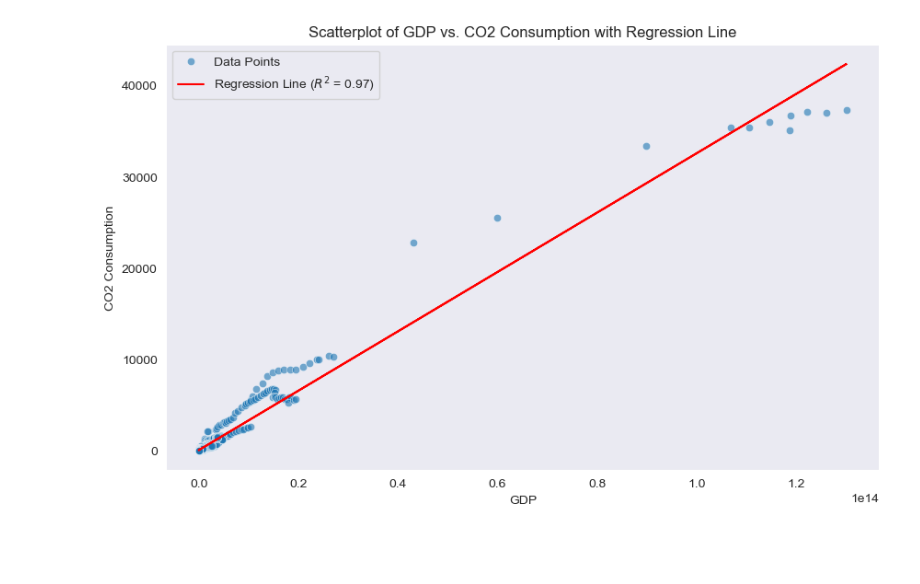
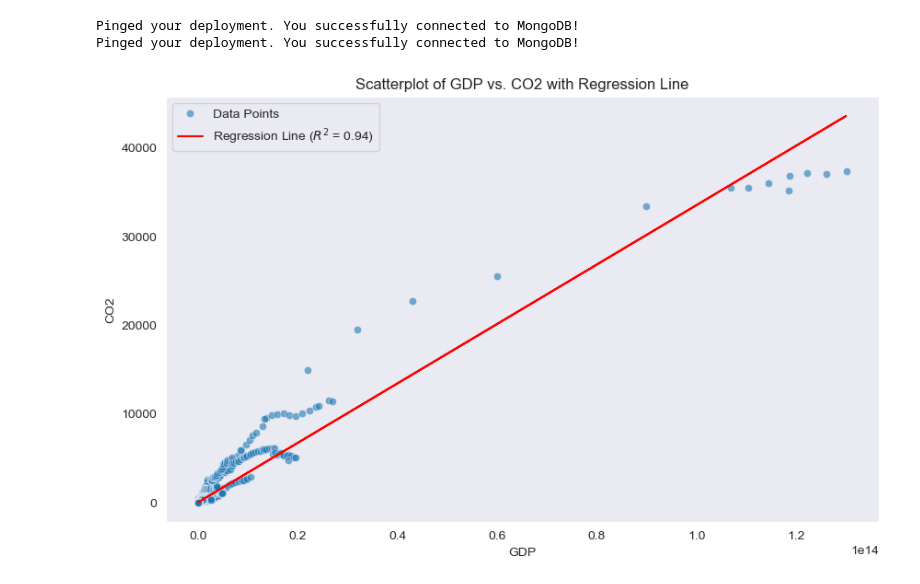
Before and after one commit to kevinthisyear/finalproject_DS2002, a Jupyter notebook: EDA/statistical_analysis.ipynb, the cells around one changed output. Saved outputs shown, nothing was run; the diff lists cells and outputs as text; code cells hidden in the pictures; blank space fills up the shorter version.

```diff
--- a/EDA/statistical_analysis.ipynb
+++ b/EDA/statistical_analysis.ipynb
@@ -1,37 +1,57 @@
 # %%
-import matplotlib.pyplot as plt
-import seaborn as sns
-from sklearn.linear_model import LinearRegression
-from sklearn.metrics import r2_score
-import pandas as pd
+import sys
+import os
+sys.path.append(os.path.abspath('../ETL_pipeline'))
+from get_data_from_cloud import get_dataframe_from_cloud
+from dotenv import load_dotenv
+from pymongo.mongo_client import MongoClient
+from pymongo.server_api import ServerApi
 
-cleaned_file_path = '../data/cleaned_emissions_data.csv'
-cleaned_data = pd.read_csv(cleaned_file_path)
-cleaned_data = cleaned_data.dropna(subset=['gdp', 'consumption_co2'])
-gdp = cleaned_data['gdp']
-consumption_co2 = cleaned_data['consumption_co2']
+load_dotenv()
+MONGO_URI = os.getenv('MONGO_URI')
+client = MongoClient(MONGO_URI, server_api=ServerApi('1'))
 
-X = gdp.values.reshape(-1, 1)
-y = consumption_co2.values
-model = LinearRegression()
-model.fit(X, y)
-y_pred = model.predict(X)
+try:
+    client.admin.command('ping')
+    print("Pinged your deployment. You successfully connected to MongoDB!")
+except Exception as e:
+    print(e)
 
-# calculate R^2
-r_squared = r2_score(y, y_pred)
-
-# plot
-plt.figure(figsize=(10, 6))
-sns.scatterplot(x=gdp, y=consumption_co2, alpha=0.6, label='Data Points')
-plt.plot(gdp, y_pred, color='red', label=f'Regression Line ($R^2$ = {r_squared:.2f})')
-plt.title('Scatterplot of GDP vs. CO2 Consumption with Regression Line')
-plt.xlabel('GDP')
-plt.ylabel('CO2 Consumption')
-plt.legend()
-plt.grid()
-plt.show()
+df = get_dataframe_from_cloud(client=client, db_name="data", collection_name='emissions')
 # %% [output]
-[figure, removed]
+Pinged your deployment. You successfully connected to MongoDB!
+Pinged your deployment. You successfully connected to MongoDB!
+# %%
+import matplotlib.pyplot as plt
+import seaborn as sns
+from sklearn.linear_model import LinearRegression
+from sklearn.metrics import r2_score
+
+cleaned_data = df[~((df['gdp'] == 0) | (df['gdp'].isna()) | (df['gdp'] == ''))]
+gdp = cleaned_data['gdp']
+co2_emissions = cleaned_data['co2']
+
+X = gdp.values.reshape(-1, 1)
+y = co2_emissions.values
+model = LinearRegression()
+model.fit(X, y)
+y_pred = model.predict(X)
+
+# calculate R^2
+r_squared = r2_score(y, y_pred)
+
+# plot
+plt.figure(figsize=(10, 6))
+sns.scatterplot(x=gdp, y=co2_emissions, alpha=0.6, label='Data Points')
+plt.plot(gdp, y_pred, color='red', label=f'Regression Line ($R^2$ = {r_squared:.2f})')
+plt.title('Scatterplot of GDP vs. CO2 with Regression Line')
+plt.xlabel('GDP')
+plt.ylabel('CO2')
+plt.legend()
+plt.grid()
+plt.show()
+# %% [output]
+[figure, added]
 # %%
 import numpy as np
 
```
Also changed, not shown: parts of 2 cells of this notebook, 1 other file.
